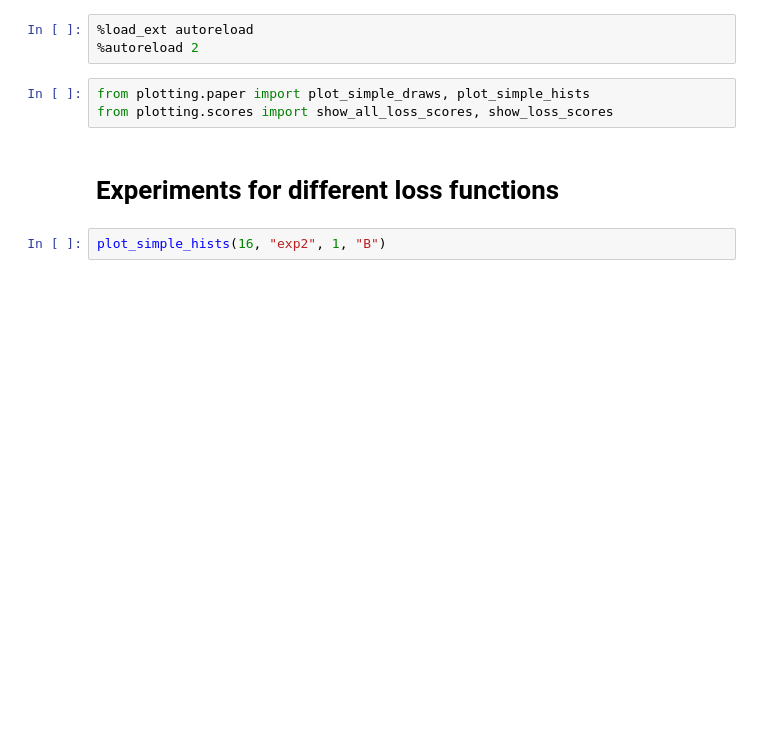
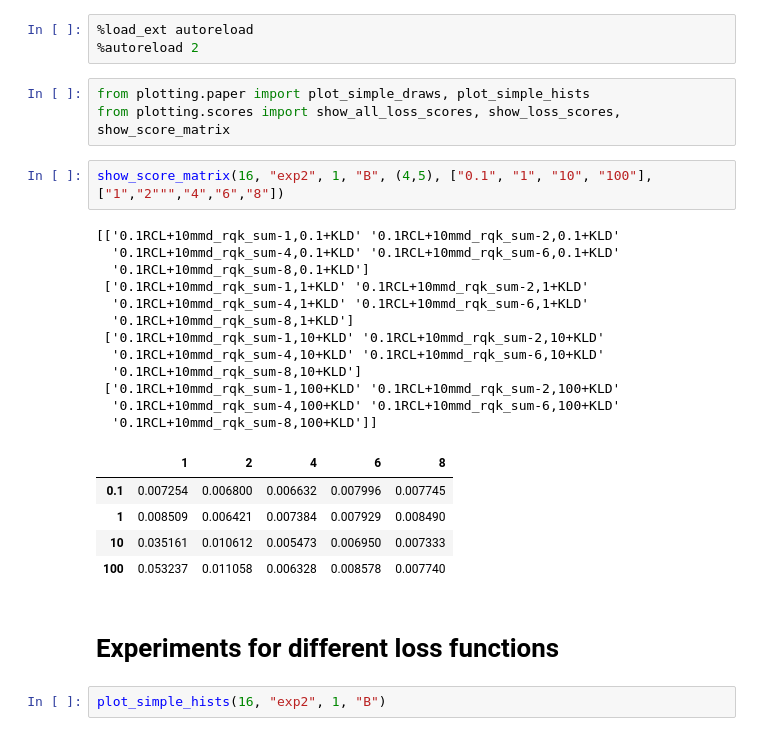
Before and after one commit to mtcairneyleeming/4yp, a Jupyter notebook: 16_loss_experiments_vis.ipynb, the cells around one changed output. Cells and saved outputs as stored; diff of their text form; blank space fills up the shorter version.

Commit message:
score matrix for 16

```diff
--- a/16_loss_experiments_vis.ipynb
+++ b/16_loss_experiments_vis.ipynb
@@ -3,7 +3,27 @@
 %autoreload 2
 # %%
 from plotting.paper import plot_simple_draws, plot_simple_hists
-from plotting.scores import show_all_loss_scores, show_loss_scores
+from plotting.scores import show_all_loss_scores, show_loss_scores, show_score_matrix
+# %%
+show_score_matrix(16, "exp2", 1, "B", (4,5), ["0.1", "1", "10", "100"],["1","2""","4","6","8"])
+# %% [output]
+[['0.1RCL+10mmd_rqk_sum-1,0.1+KLD' '0.1RCL+10mmd_rqk_sum-2,0.1+KLD'
+  '0.1RCL+10mmd_rqk_sum-4,0.1+KLD' '0.1RCL+10mmd_rqk_sum-6,0.1+KLD'
+  '0.1RCL+10mmd_rqk_sum-8,0.1+KLD']
+ ['0.1RCL+10mmd_rqk_sum-1,1+KLD' '0.1RCL+10mmd_rqk_sum-2,1+KLD'
+  '0.1RCL+10mmd_rqk_sum-4,1+KLD' '0.1RCL+10mmd_rqk_sum-6,1+KLD'
+  '0.1RCL+10mmd_rqk_sum-8,1+KLD']
+ ['0.1RCL+10mmd_rqk_sum-1,10+KLD' '0.1RCL+10mmd_rqk_sum-2,10+KLD'
+  '0.1RCL+10mmd_rqk_sum-4,10+KLD' '0.1RCL+10mmd_rqk_sum-6,10+KLD'
+  '0.1RCL+10mmd_rqk_sum-8,10+KLD']
+ ['0.1RCL+10mmd_rqk_sum-1,100+KLD' '0.1RCL+10mmd_rqk_sum-2,100+KLD'
+  '0.1RCL+10mmd_rqk_sum-4,100+KLD' '0.1RCL+10mmd_rqk_sum-6,100+KLD'
+  '0.1RCL+10mmd_rqk_sum-8,100+KLD']]
+|  | 1 | 2 | 4 | 6 | 8 |
+| 0.1 | 0.007254 | 0.006800 | 0.006632 | 0.007996 | 0.007745 |
+| 1 | 0.008509 | 0.006421 | 0.007384 | 0.007929 | 0.008490 |
+| 10 | 0.035161 | 0.010612 | 0.005473 | 0.006950 | 0.007333 |
+| 100 | 0.053237 | 0.011058 | 0.006328 | 0.008578 | 0.007740 |
 # %% [markdown]
 # Experiments for different loss functions
 # %%
```
Also changed, not shown: 1 other file.
